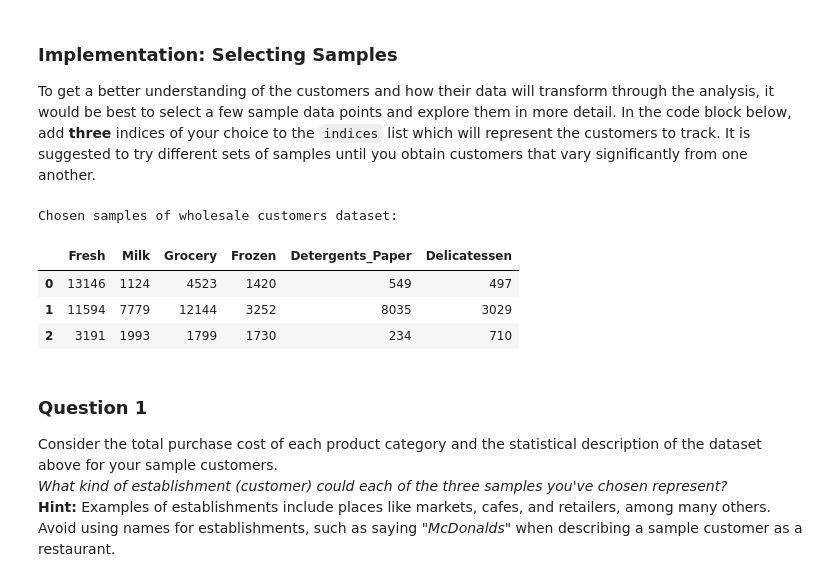
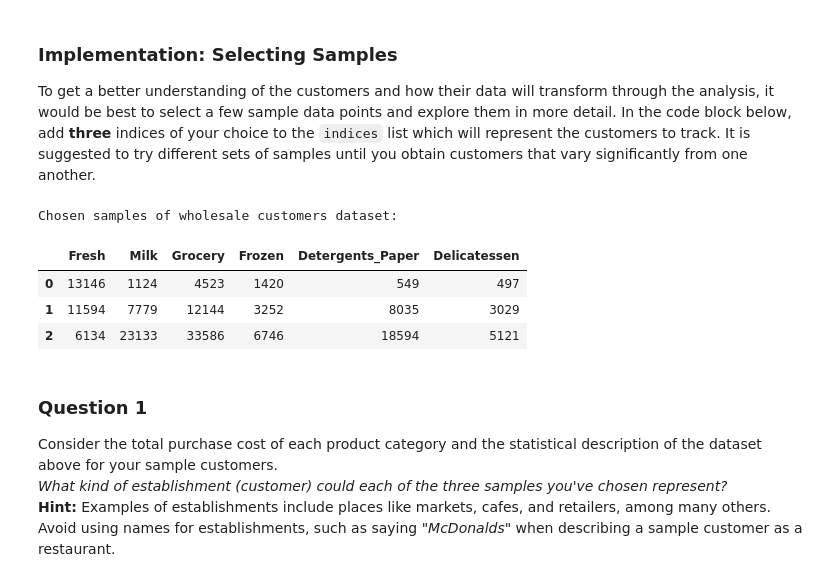
Before and after one commit to btq/machine-learning-udacity, a Jupyter notebook: projects/creating_customer_segments/customer_segments.ipynb, the cells around one changed output. Saved outputs shown, nothing was run; the diff lists cells and outputs as text; code cells hidden in the pictures.

```diff
--- a/projects/creating_customer_segments/customer_segments.ipynb
+++ b/projects/creating_customer_segments/customer_segments.ipynb
@@ -58,18 +58,18 @@ display(data.describe())
 To get a better understanding of the customers and how their data will transform through the analysis, it would be best to select a few sample data points and explore them in more detail. In the code block below, add **three** indices of your choice to the `indices` list which will represent the customers to track. It is suggested to try different sets of samples until you obtain customers that vary significantly from one another.
 # %%
 # TODO: Select three indices of your choice you wish to sample from the dataset
-indices = [11,100,250]
+indices = [11,100,251]
 
 # Create a DataFrame of the chosen samples
 samples = pd.DataFrame(data.loc[indices], columns = data.keys()).reset_index(drop = True)
 print "Chosen samples of wholesale customers dataset:"
 display(samples)
 # %% [output]
 Chosen samples of wholesale customers dataset:
 |  | Fresh | Milk | Grocery | Frozen | Detergents_Paper | Delicatessen |
 | 0 | 13146 | 1124 | 4523 | 1420 | 549 | 497 |
 | 1 | 11594 | 7779 | 12144 | 3252 | 8035 | 3029 |
-| 2 | 3191 | 1993 | 1799 | 1730 | 234 | 710 |
+| 2 | 6134 | 23133 | 33586 | 6746 | 18594 | 5121 |
 # %% [markdown]
 ### Question 1
 Consider the total purchase cost of each product category and the statistical description of the dataset above for your sample customers.
```
Also changed, not shown: parts of 8 cells of this notebook.
